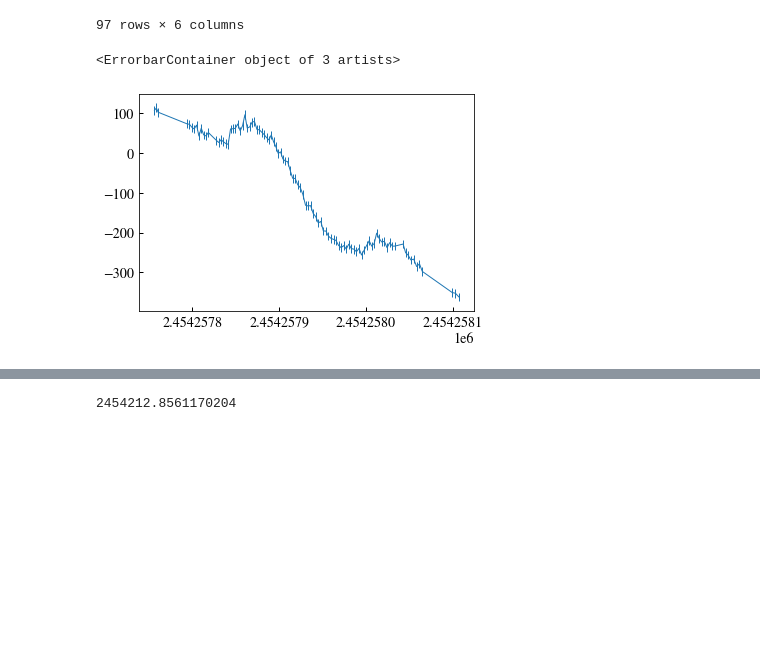
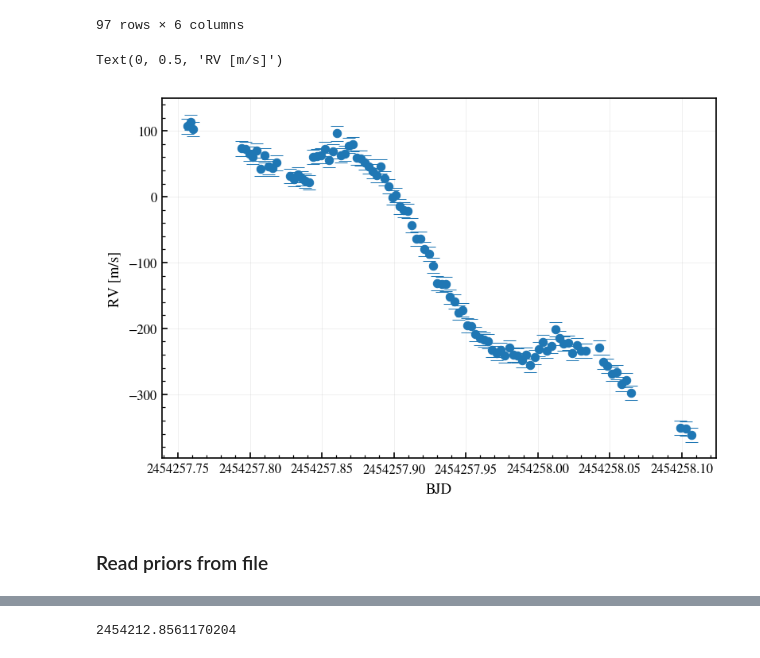
Before and after one commit to gummiks/rmfit, a Jupyter notebook: notebooks/01 - Example Data - HAT-P-2b.ipynb, the cells around one changed output, grey strips where cells are left out. Cells and saved outputs as stored; diff of their text form; code cells hidden in the pictures; blank space fills up the shorter version.

```diff
--- a/notebooks/01 - Example Data - HAT-P-2b.ipynb
+++ b/notebooks/01 - Example Data - HAT-P-2b.ipynb
@@ -4,3 +4,12 @@ import numpy as np
 import matplotlib.pyplot as plt
 from importlib import reload
 %matplotlib inline
+from matplotlib import rcParams
+rcParams["axes.formatter.useoffset"] = False
+rcParams['axes.formatter.limits'] = -15,15
+rcParams['mathtext.fontset'] = 'stix'
+rcParams['font.family'] = 'STIXGeneral'
+rcParams['xtick.direction']='in'
+rcParams['ytick.direction']='in'
+import sys
+sys.path.pop(0)
@@ -28,11 +44,16 @@ df
 | 96 | HAT-P-2 | 2.454258e+06 | -361.36 | NaN | 10.89 | HIRES |
 97 rows × 6 columns
 # %%
-fig, ax = plt.subplots()
-ax.errorbar(df.bjd,df.rv,df.e_rv)
+fig, ax = plt.subplots(dpi=150)
+ax.errorbar(df.bjd.values,df.rv,df.e_rv,marker='o',lw=0,mew=0.5,capsize=4)
+rmfit.utils.ax_apply_settings(ax,ticksize=8)
+ax.set_xlabel('BJD')
+ax.set_ylabel('RV [m/s]')
 # %% [output]
-<ErrorbarContainer object of 3 artists>
+Text(0, 0.5, 'RV [m/s]')
-[figure, old version]
+[figure, new version]
+# %% [markdown]
+### Read priors from file
 # %%
 f = '../data/example/01_hatp2/hatp2_priors.dat'
 L = rmfit.rmfit.LPFunction(df.bjd.values,df.rv.values,df.e_rv.values,f)
```
Also changed, not shown: parts of 9 cells of this notebook, 5 other files.
